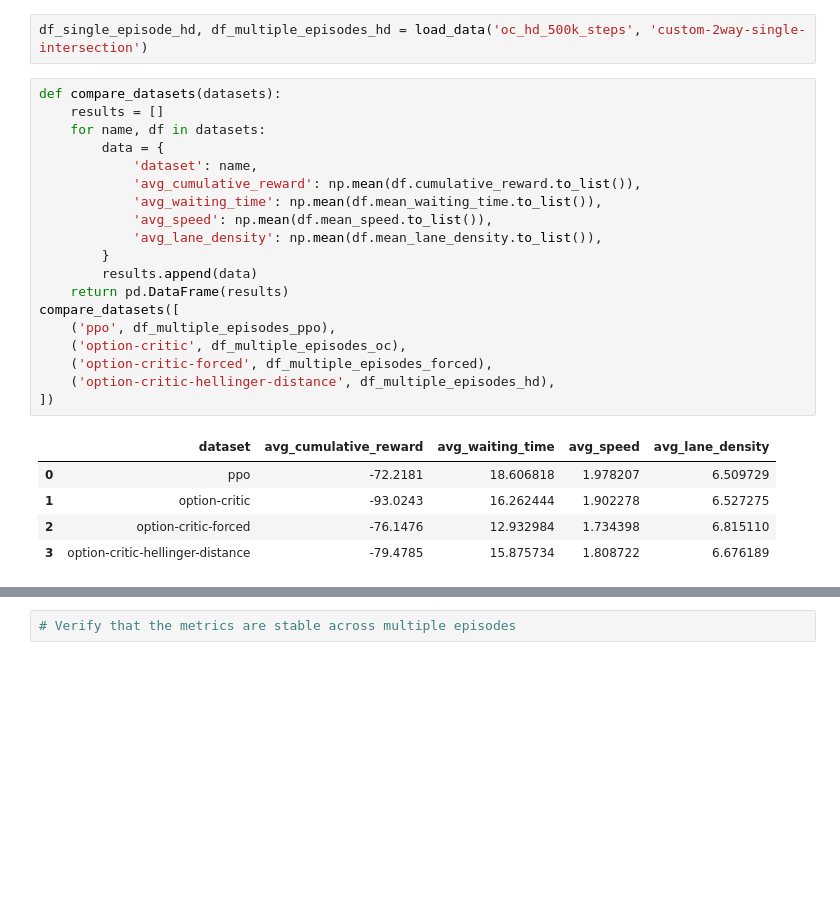
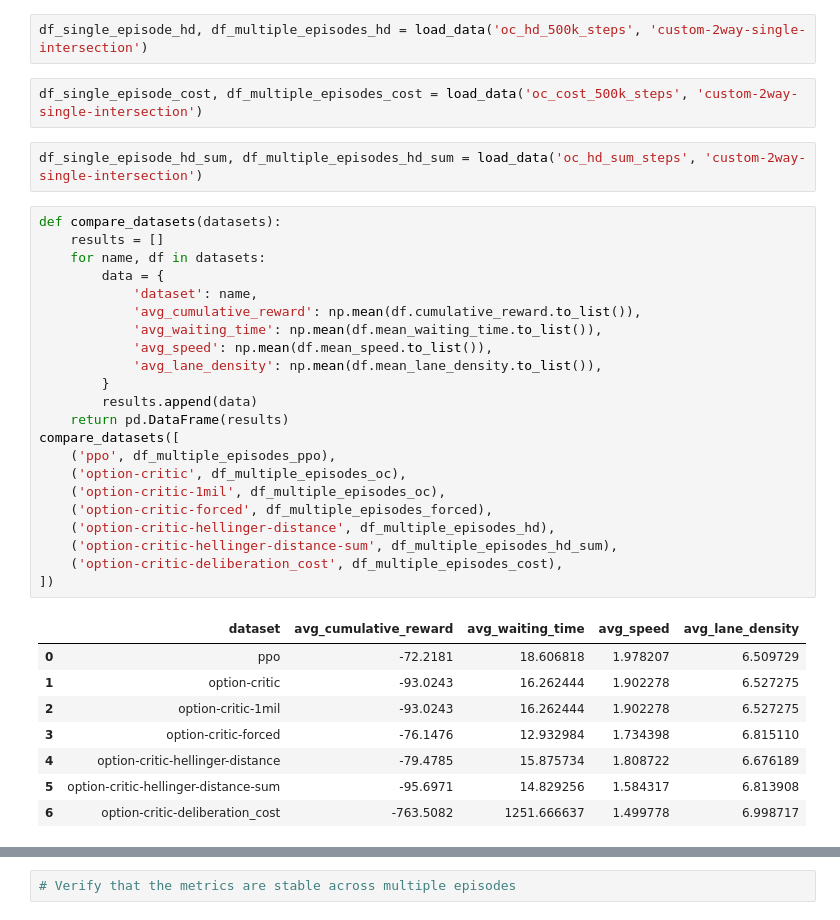
Before and after one commit to Ouroboros4991/MasterThesis2024, a Jupyter notebook: Compare_evaluation.ipynb, the cells around one changed output, grey strips where cells are left out. Drawn from its saved outputs; the diff is of its cells as text; blank space fills up the shorter version.

```diff
--- a/Compare_evaluation.ipynb
+++ b/Compare_evaluation.ipynb
@@ -21,28 +23,38 @@ df_single_episode_oc, df_multiple_episodes_oc = load_data('oc_2way_500k_steps',
 df_single_episode_forced, df_multiple_episodes_forced = load_data('oc_forced_500k_steps', 'custom-2way-single-intersection')
 # %%
 df_single_episode_hd, df_multiple_episodes_hd = load_data('oc_hd_500k_steps', 'custom-2way-single-intersection')
+# %%
+df_single_episode_cost, df_multiple_episodes_cost = load_data('oc_cost_500k_steps', 'custom-2way-single-intersection')
+# %%
+df_single_episode_hd_sum, df_multiple_episodes_hd_sum = load_data('oc_hd_sum_steps', 'custom-2way-single-intersection')
 # %%
 def compare_datasets(datasets):
     results = []
     for name, df in datasets:
         data = {
             'dataset': name,
             'avg_cumulative_reward': np.mean(df.cumulative_reward.to_list()),
             'avg_waiting_time': np.mean(df.mean_waiting_time.to_list()),
             'avg_speed': np.mean(df.mean_speed.to_list()),
             'avg_lane_density': np.mean(df.mean_lane_density.to_list()),
         }
         results.append(data)
     return pd.DataFrame(results)
 compare_datasets([
     ('ppo', df_multiple_episodes_ppo),
     ('option-critic', df_multiple_episodes_oc),
+    ('option-critic-1mil', df_multiple_episodes_oc),
     ('option-critic-forced', df_multiple_episodes_forced),
     ('option-critic-hellinger-distance', df_multiple_episodes_hd),
+    ('option-critic-hellinger-distance-sum', df_multiple_episodes_hd_sum),
+    ('option-critic-deliberation_cost', df_multiple_episodes_cost),
 ])
 # %% [output]
 |  | dataset | avg_cumulative_reward | avg_waiting_time | avg_speed | avg_lane_density |
 | 0 | ppo | -72.2181 | 18.606818 | 1.978207 | 6.509729 |
 | 1 | option-critic | -93.0243 | 16.262444 | 1.902278 | 6.527275 |
-| 2 | option-critic-forced | -76.1476 | 12.932984 | 1.734398 | 6.815110 |
-| 3 | option-critic-hellinger-distance | -79.4785 | 15.875734 | 1.808722 | 6.676189 |
+| 2 | option-critic-1mil | -93.0243 | 16.262444 | 1.902278 | 6.527275 |
+| 3 | option-critic-forced | -76.1476 | 12.932984 | 1.734398 | 6.815110 |
+| 4 | option-critic-hellinger-distance | -79.4785 | 15.875734 | 1.808722 | 6.676189 |
+| 5 | option-critic-hellinger-distance-sum | -95.6971 | 14.829256 | 1.584317 | 6.813908 |
+| 6 | option-critic-deliberation_cost | -763.5082 | 1251.666637 | 1.499778 | 6.998717 |
```
Also changed, not shown: parts of 3 cells of this notebook, 7 other files.
